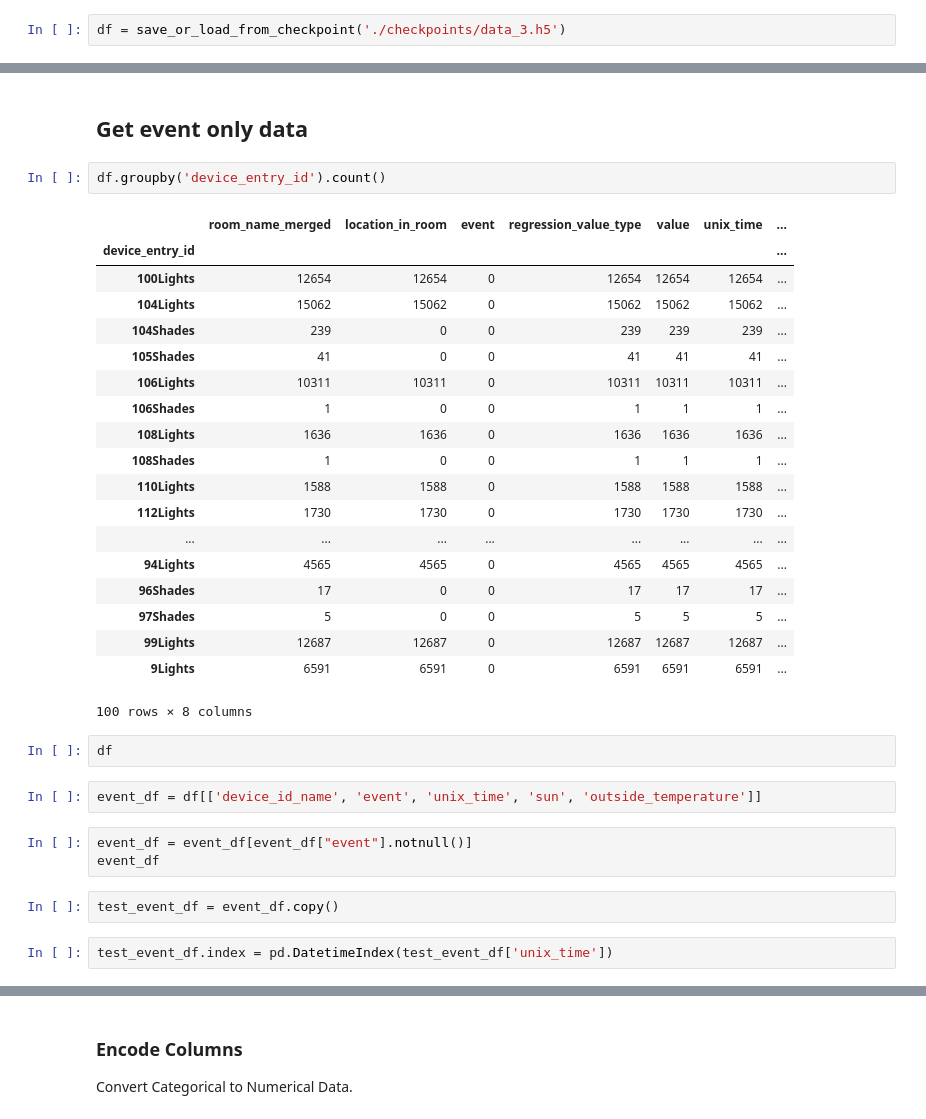
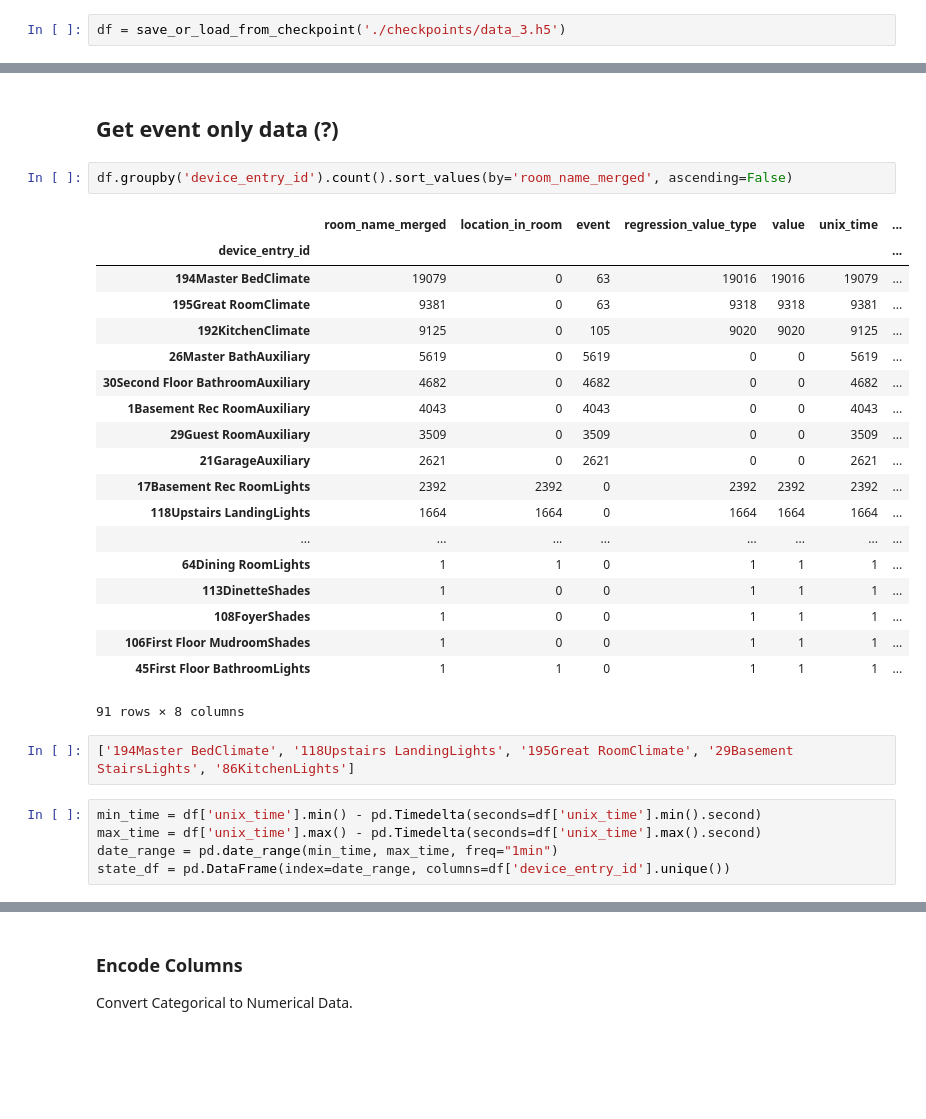
Before and after one commit to RBSystems/DataScience, a Jupyter notebook: data_preprocess.ipynb, the cells around one changed output, grey strips where cells are left out. Saved outputs shown, nothing was run; the diff lists cells and outputs as text; blank space fills up the shorter version.

Commit message:
still working on state data

```diff
--- a/data_preprocess.ipynb
+++ b/data_preprocess.ipynb
@@ -538,35 +492,31 @@ df = save_or_load_from_checkpoint('./checkpoints/data_3.h5')
 # %% [markdown]
-## Get event only data
+## Get event only data (?)
 # %%
-df.groupby('device_entry_id').count()
+df.groupby('device_entry_id').count().sort_values(by='room_name_merged', ascending=False)
 # %% [output]
 |  | room_name_merged | location_in_room | event | regression_value_type | value | unix_time | ... |
 | device_entry_id |  |  |  |  |  |  | ... |
-| 100Lights | 12654 | 12654 | 0 | 12654 | 12654 | 12654 | ... |
-| 104Lights | 15062 | 15062 | 0 | 15062 | 15062 | 15062 | ... |
-| 104Shades | 239 | 0 | 0 | 239 | 239 | 239 | ... |
-| 105Shades | 41 | 0 | 0 | 41 | 41 | 41 | ... |
-| 106Lights | 10311 | 10311 | 0 | 10311 | 10311 | 10311 | ... |
-| 106Shades | 1 | 0 | 0 | 1 | 1 | 1 | ... |
-| 108Lights | 1636 | 1636 | 0 | 1636 | 1636 | 1636 | ... |
-| 108Shades | 1 | 0 | 0 | 1 | 1 | 1 | ... |
-| 110Lights | 1588 | 1588 | 0 | 1588 | 1588 | 1588 | ... |
-| 112Lights | 1730 | 1730 | 0 | 1730 | 1730 | 1730 | ... |
+| 194Master BedClimate | 19079 | 0 | 63 | 19016 | 19016 | 19079 | ... |
+| 195Great RoomClimate | 9381 | 0 | 63 | 9318 | 9318 | 9381 | ... |
+| 192KitchenClimate | 9125 | 0 | 105 | 9020 | 9020 | 9125 | ... |
+| 26Master BathAuxiliary | 5619 | 0 | 5619 | 0 | 0 | 5619 | ... |
+| 30Second Floor BathroomAuxiliary | 4682 | 0 | 4682 | 0 | 0 | 4682 | ... |
+| 1Basement Rec RoomAuxiliary | 4043 | 0 | 4043 | 0 | 0 | 4043 | ... |
+| 29Guest RoomAuxiliary | 3509 | 0 | 3509 | 0 | 0 | 3509 | ... |
+| 21GarageAuxiliary | 2621 | 0 | 2621 | 0 | 0 | 2621 | ... |
+| 17Basement Rec RoomLights | 2392 | 2392 | 0 | 2392 | 2392 | 2392 | ... |
+| 118Upstairs LandingLights | 1664 | 1664 | 0 | 1664 | 1664 | 1664 | ... |
 | ... | ... | ... | ... | ... | ... | ... | ... |
-| 94Lights | 4565 | 4565 | 0 | 4565 | 4565 | 4565 | ... |
-| 96Shades | 17 | 0 | 0 | 17 | 17 | 17 | ... |
-| 97Shades | 5 | 0 | 0 | 5 | 5 | 5 | ... |
-| 99Lights | 12687 | 12687 | 0 | 12687 | 12687 | 12687 | ... |
-| 9Lights | 6591 | 6591 | 0 | 6591 | 6591 | 6591 | ... |
+| 64Dining RoomLights | 1 | 1 | 0 | 1 | 1 | 1 | ... |
+| 113DinetteShades | 1 | 0 | 0 | 1 | 1 | 1 | ... |
+| 108FoyerShades | 1 | 0 | 0 | 1 | 1 | 1 | ... |
+| 106First Floor MudroomShades | 1 | 0 | 0 | 1 | 1 | 1 | ... |
+| 45First Floor BathroomLights | 1 | 1 | 0 | 1 | 1 | 1 | ... |
-100 rows × 8 columns
+91 rows × 8 columns
-# %%
-df
-# %%
-event_df = df[['device_id_name', 'event', 'unix_time', 'sun', 'outside_temperature']]
-# %%
-event_df = event_df[event_df["event"].notnull()]
-event_df
-# %%
-test_event_df = event_df.copy()
-# %%
-test_event_df.index = pd.DatetimeIndex(test_event_df['unix_time'])
+# %%
+['194Master BedClimate', '118Upstairs LandingLights', '195Great RoomClimate', '29Basement StairsLights', '86KitchenLights']
+# %%
+min_time = df['unix_time'].min() - pd.Timedelta(seconds=df['unix_time'].min().second)
+max_time = df['unix_time'].max() - pd.Timedelta(seconds=df['unix_time'].max().second)
+date_range = pd.date_range(min_time, max_time, freq="1min")
+state_df = pd.DataFrame(index=date_range, columns=df['device_entry_id'].unique())
```
Also changed, not shown: parts of 27 cells of this notebook, 5 other files.
